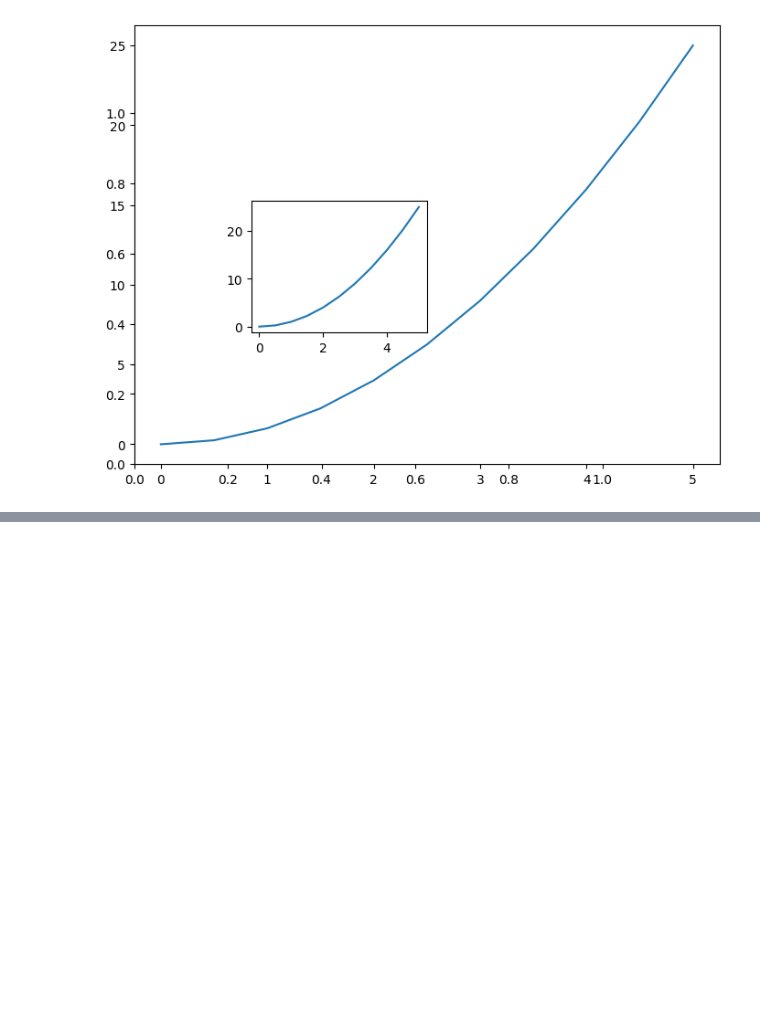
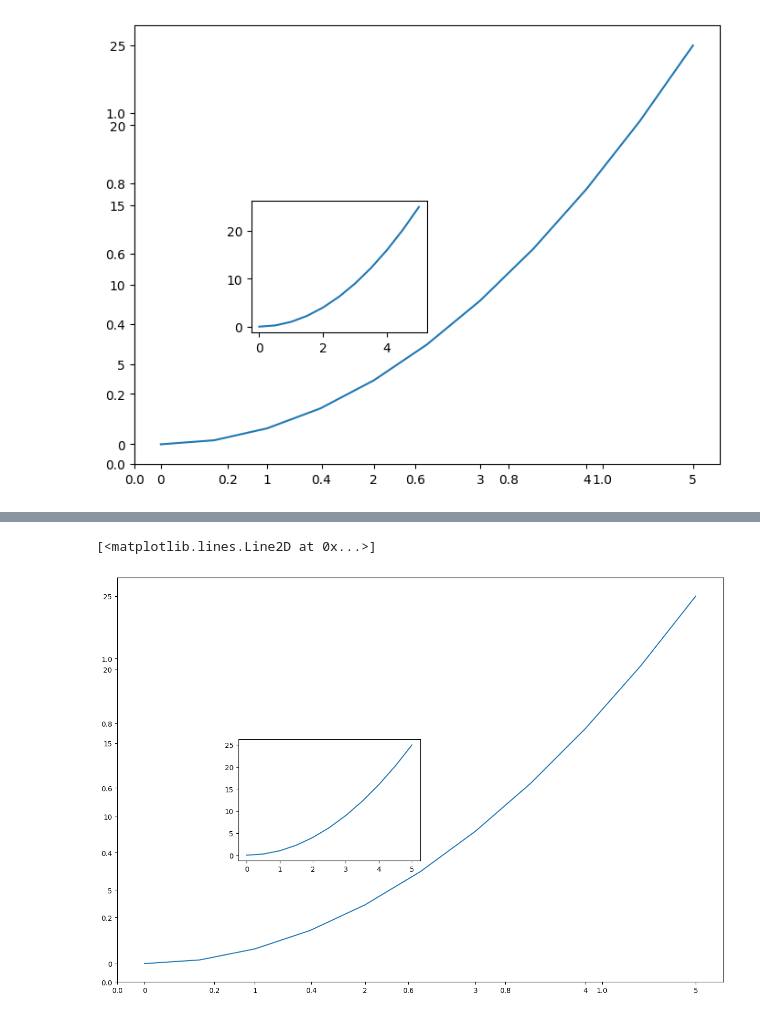
Before and after one commit to ZippoAI/Python-Data-Visualization, a Jupyter notebook: matplotlib/3objectorientedway.ipynb, the cells around one changed output, grey strips where cells are left out. Drawn from its saved outputs; the diff is of its cells as text; code cells hidden in the pictures; blank space fills up the shorter version.

Commit message:
starting types of plot

```diff
--- a/matplotlib/3objectorientedway.ipynb
+++ b/matplotlib/3objectorientedway.ipynb
@@ -57,0 +62,23 @@ axis2.plot(x,y)
+# %%
+fig = plt.figure(figsize=(12,8), dpi=100)
+axis1 = fig.add_axes([0.1,0.1,0.8,0.8])
+
+# or
+
+'''
+fig.add_axes([
+    0.1,  # left   → 10% from the left edge of the figure
+    0.1,  # bottom → 10% from the bottom edge of the figure
+    0.8,  # width  → axis takes 80% of the figure's width
+    0.8   # height → axis takes 80% of the figure's height
+])
+'''
+
+axis1 = fig.add_axes([0.1,0.1,1,1])
+axis1.plot(x,y)
+
+axis2 = fig.add_axes([0.3,0.4,0.3,0.3])
+axis2.plot(x,y)
+# %% [output]
+[<matplotlib.lines.Line2D at 0x...>]
+[figure, added]
```
Also changed, not shown: parts of 2 cells of this notebook, 5 other files.
